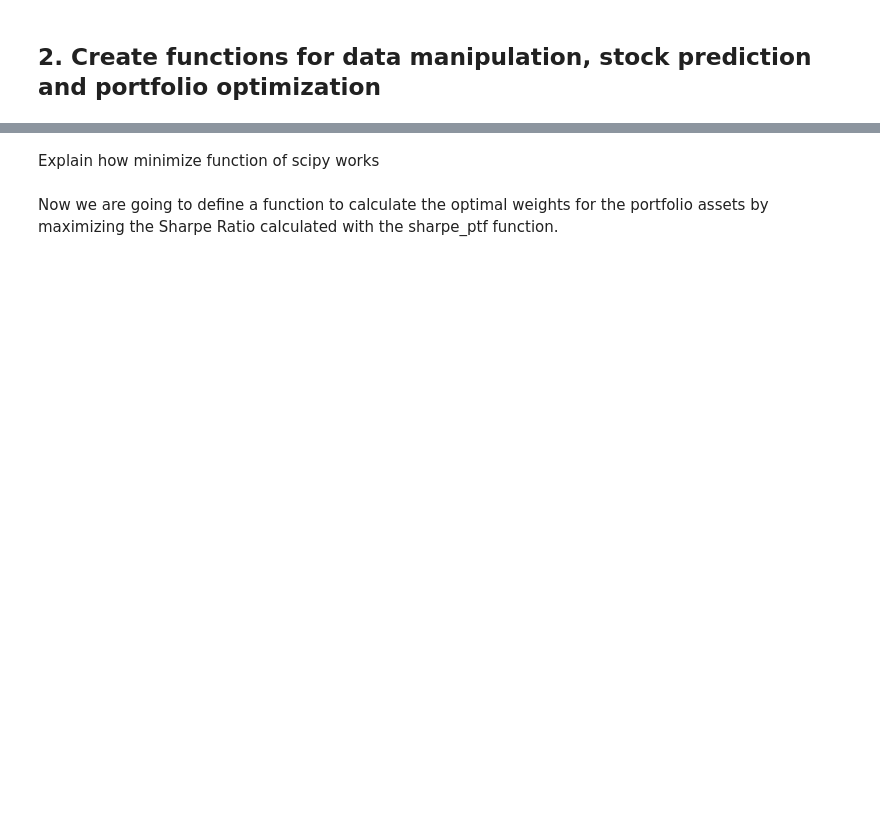
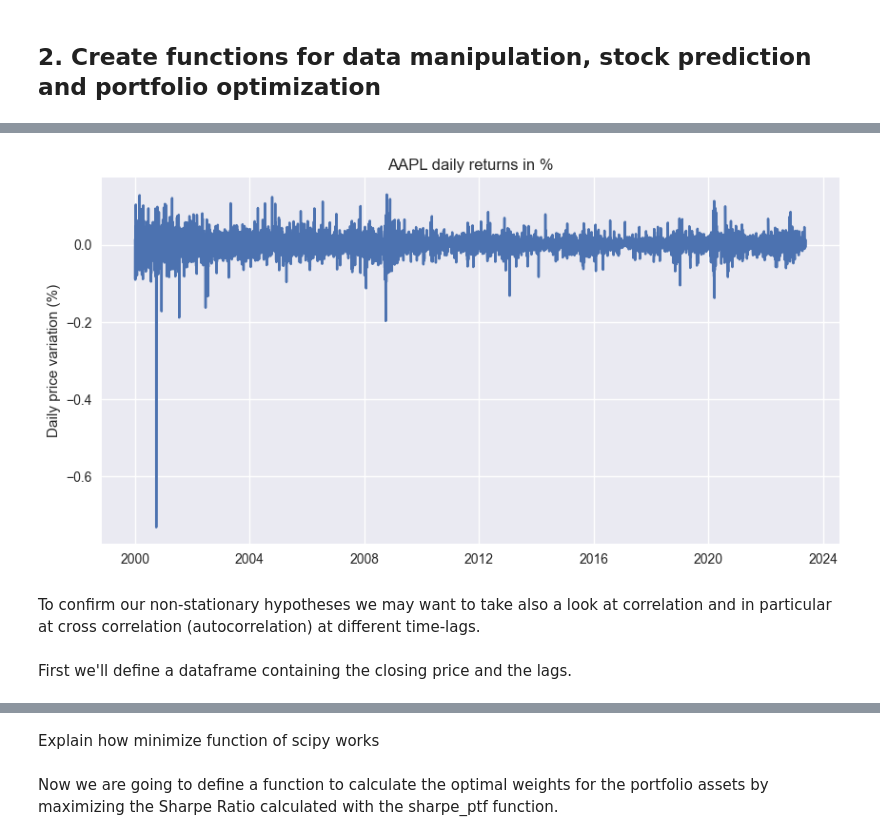
Before and after one commit to tommasograndi/StockPredDashboard, a Jupyter notebook: Report.ipynb, the cells around one changed output, grey strips where cells are left out. Saved outputs shown, nothing was run; the diff lists cells and outputs as text; code cells hidden in the pictures; blank space fills up the shorter version.

```diff
--- a/Report.ipynb
+++ b/Report.ipynb
@@ -67,0 +201,12 @@ ticks_NASDAQ = dict(zip(NASDAQ['Company'], NASDAQ['Ticker']))
+# %%
+plt.figure(figsize=(10,5))
+plt.plot(data.index, np.log(data['Close']/data['Close'].shift(1)))
+plt.title("AAPL daily returns in %")
+plt.ylabel("Daily price variation (%)")
+plt.show()
+# %% [output]
+[figure, added]
+# %% [markdown]
+To confirm our non-stationary hypotheses we may want to take also a look at correlation and in particular at cross correlation (autocorrelation) at different time-lags.
+# %% [markdown]
+First we'll define a dataframe containing the closing price and the lags.
```
Also changed, not shown: parts of 68 cells of this notebook, 1 other file.
